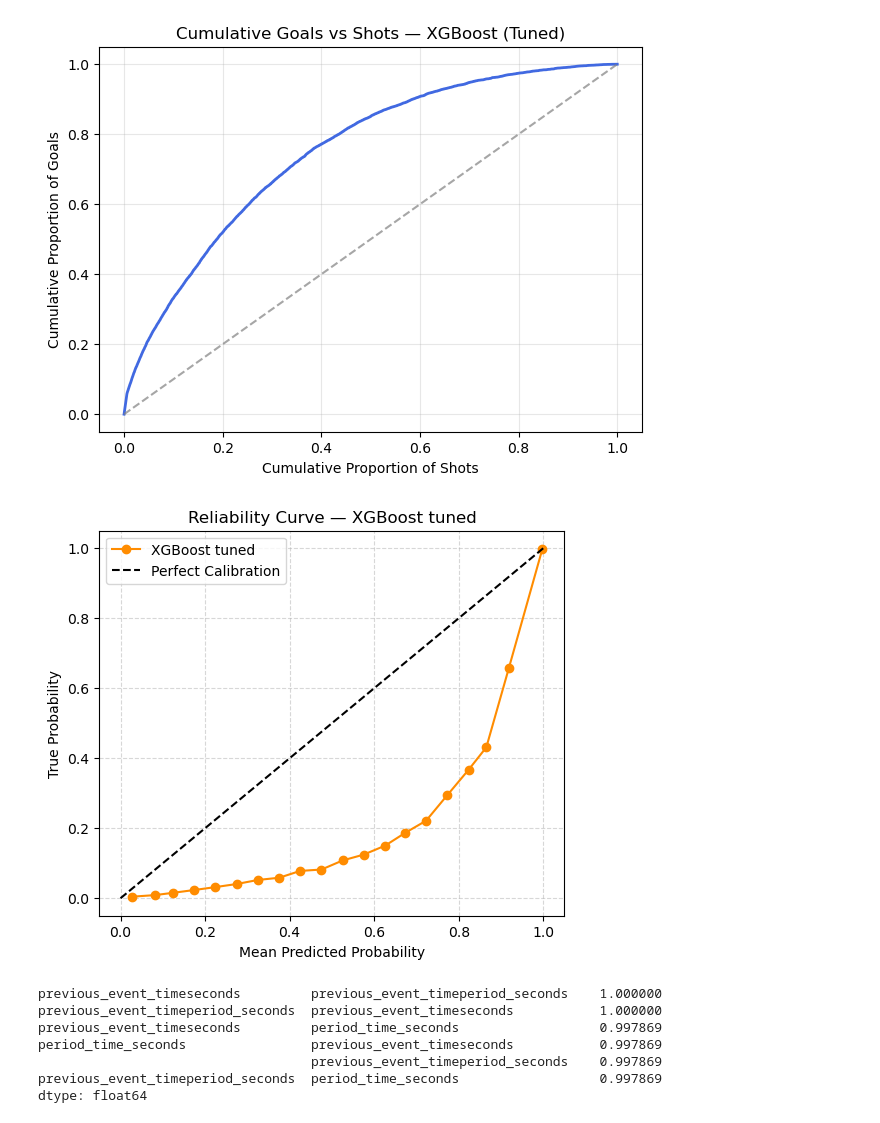
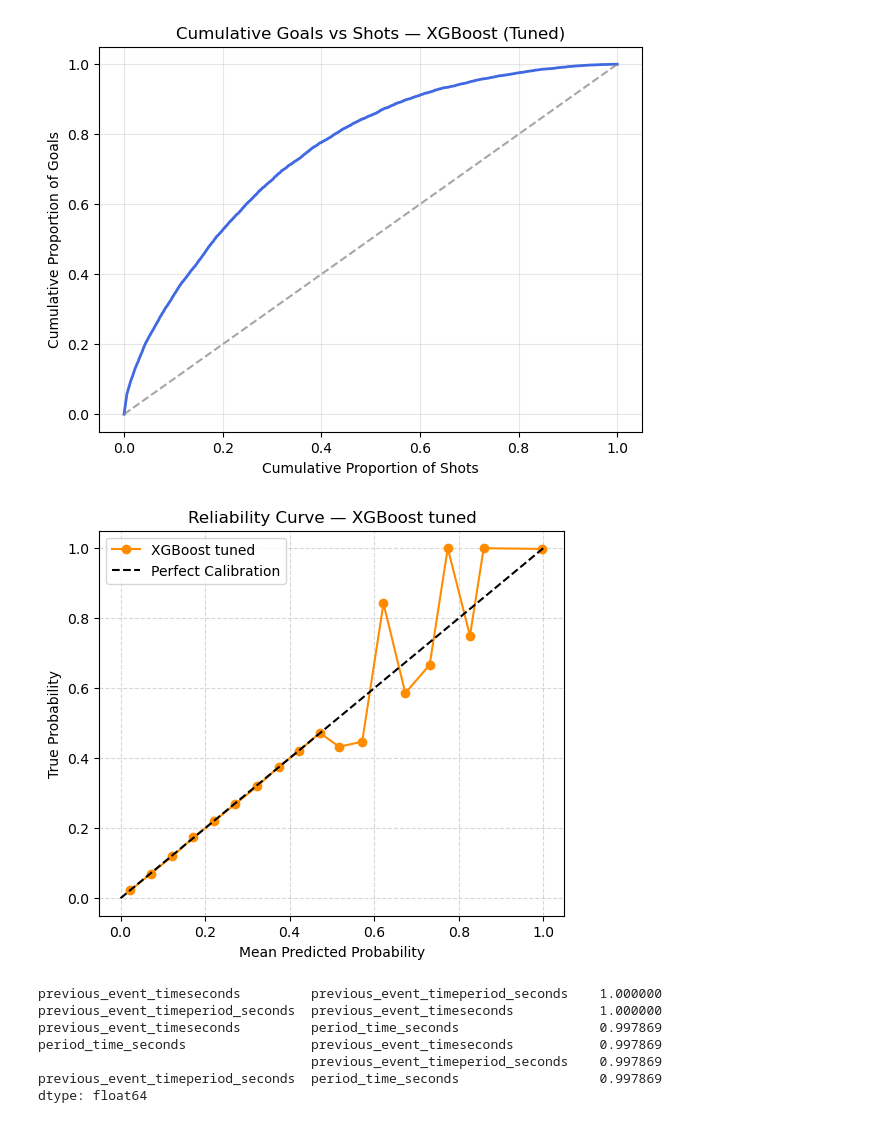
Before and after one commit to d1amondb0t/ift-6758-m1, a Jupyter notebook: notebooks/advanced_models.ipynb, the cells around one changed output. Saved outputs shown, nothing was run; the diff lists cells and outputs as text; code cells hidden in the pictures.

Commit message:
Adding the extra layer for advanced_models for XGBoost reliability curve

```diff
--- a/notebooks/advanced_models.ipynb
+++ b/notebooks/advanced_models.ipynb
@@ -228,0 +231,12 @@ Validation Acc: 0.6716210379952177
+# %%
+
+#XGBoost are terrible with calibration! Fixing that by adding this layer on it
+calibrated_xgb = CalibratedClassifierCV(best_model, method='isotonic', cv=5)
+calibrated_xgb.fit(X_train2, y_train2)
+calibrated_probs = calibrated_xgb.predict_proba(X_val2)[:, 1]
+y_pred2 = (calibrated_probs  > 0.5).astype(int)
+print("Best params:", search.best_params_)
+print("Best CV AUC:", search.best_score_)
+print("Validation AUC:", roc_auc_score(y_val2, calibrated_probs))
+print("Validation F1:", f1_score(y_val2, y_pred2))
+print("Validation Acc:", accuracy_score(y_val2, y_pred2))
@@ -283,19 +303,19 @@ plt.show()
 [figure]
 # %%
 # Reliability curve
-prob_true, prob_pred = calibration_curve(y_val2, y_pred_proba, n_bins=20)
+prob_true, prob_pred = calibration_curve(y_val2, calibrated_probs, n_bins=20)
 
 plt.figure(figsize=(6, 5))
 plt.plot(prob_pred, prob_true, "o-", color="darkorange", label="XGBoost tuned")
 plt.plot([0, 1], [0, 1], "k--", label="Perfect Calibration")
 plt.xlabel("Mean Predicted Probability")
 plt.ylabel("True Probability")
 plt.title("Reliability Curve — XGBoost tuned")
 plt.legend()
 plt.grid(True, linestyle='--', alpha=0.5)
 plt.show()
 # %% [output]
-[figure, old version]
+[figure, new version]
 # %%
 # to find if two features are highly correlated
 import numpy as np
```
Also changed, not shown: parts of 4 cells of this notebook.
